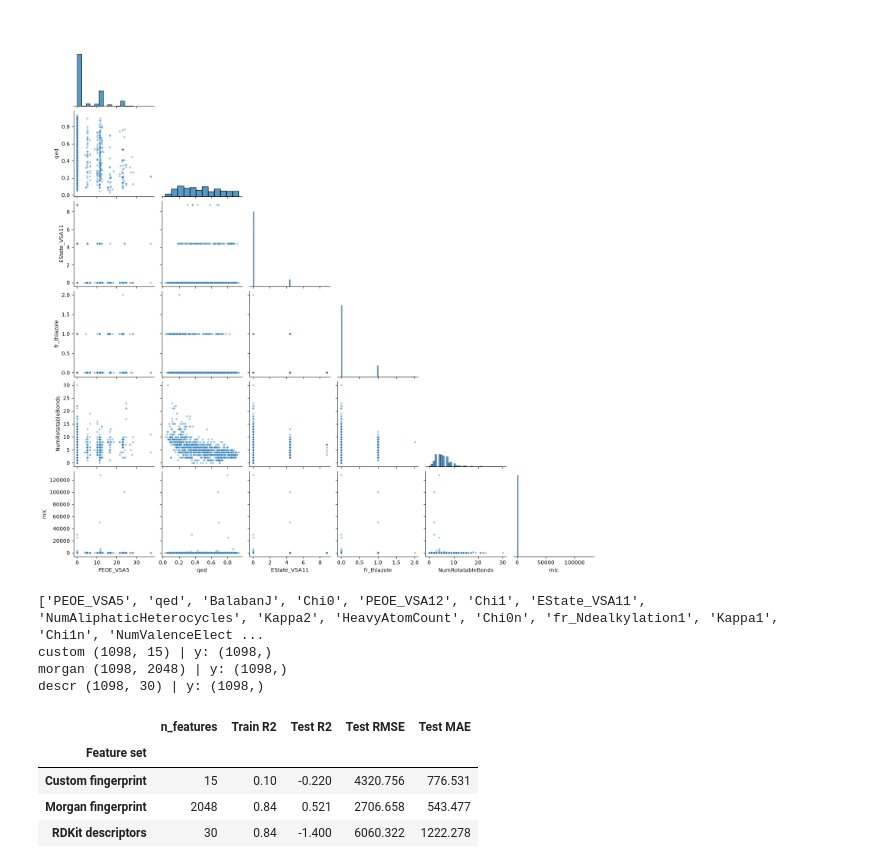
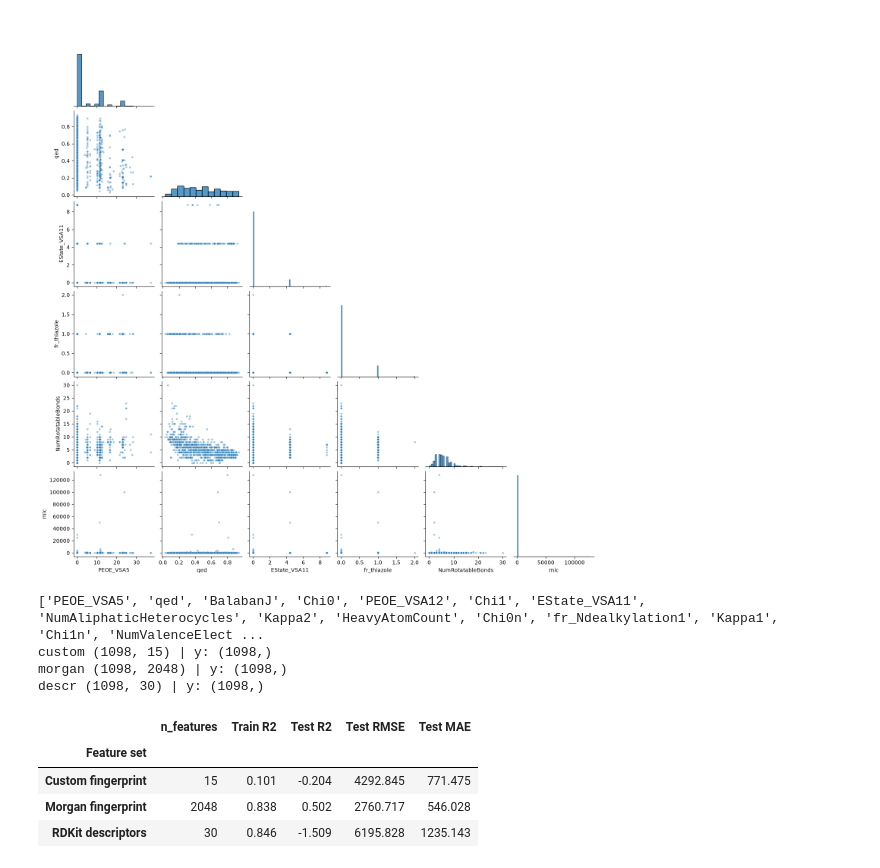
Before and after one commit to shiziyao/ChemicalDataScience103, a Jupyter notebook: assignments/session14_assignment/Assignment_14_RDKit_exercise.ipynb, the cells around one changed output. Drawn from its saved outputs; the diff is of its cells as text; code cells hidden in the pictures.

Commit message:
assignment 14 RDKit handin

```diff
--- a/assignments/session14_assignment/Assignment_14_RDKit_exercise.ipynb
+++ b/assignments/session14_assignment/Assignment_14_RDKit_exercise.ipynb
@@ -386,14 +386,14 @@ plt.show()
 # %% [output]
 [figure]
 # %%
-rf_result(ecoli_cleaned, 'mic', desc_ecoli_cleaned, 0.2, 42, 200)
+rf_result(ecoli_cleaned, 'mic', desc_ecoli_cleaned, 0.2, 42, 800)
 # %% [output]
 ['PEOE_VSA5', 'qed', 'BalabanJ', 'Chi0', 'PEOE_VSA12', 'Chi1', 'EState_VSA11', 'NumAliphaticHeterocycles', 'Kappa2', 'HeavyAtomCount', 'Chi0n', 'fr_Ndealkylation1', 'Kappa1', 'Chi1n', 'NumValenceElect ...
 custom (1098, 15) | y: (1098,)
 morgan (1098, 2048) | y: (1098,)
 descr (1098, 30) | y: (1098,)
 |  | n_features | Train R2 | Test R2 | Test RMSE | Test MAE |
 | Feature set |  |  |  |  |  |
-| Custom fingerprint | 15 | 0.10 | -0.220 | 4320.756 | 776.531 |
-| Morgan fingerprint | 2048 | 0.84 | 0.521 | 2706.658 | 543.477 |
-| RDKit descriptors | 30 | 0.84 | -1.400 | 6060.322 | 1222.278 |
+| Custom fingerprint | 15 | 0.101 | -0.204 | 4292.845 | 771.475 |
+| Morgan fingerprint | 2048 | 0.838 | 0.502 | 2760.717 | 546.028 |
+| RDKit descriptors | 30 | 0.846 | -1.509 | 6195.828 | 1235.143 |
```
Also changed, not shown: parts of 1 cell of this notebook.
